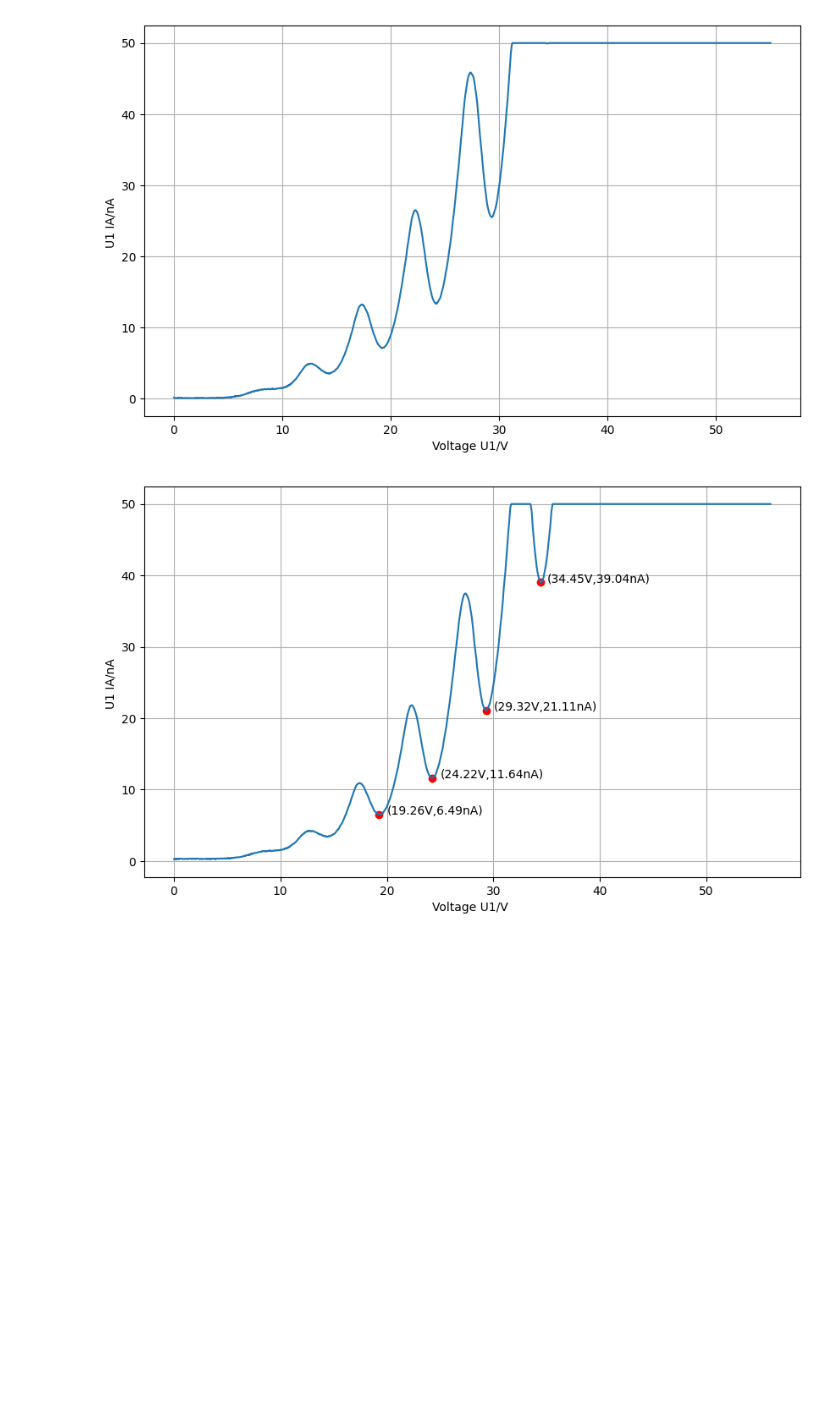
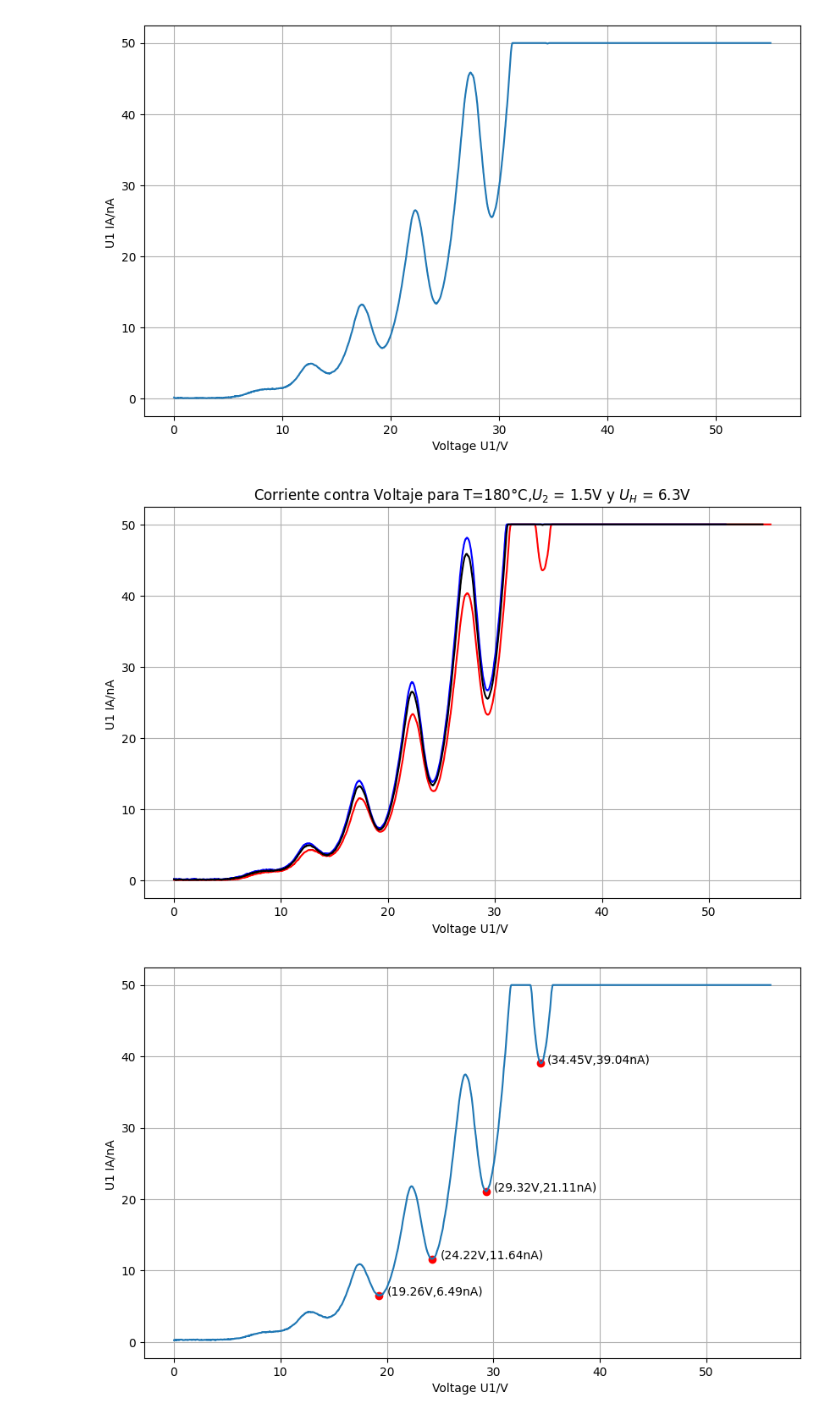
Before and after one commit to rcasasl/Laboratorio-Intermedio, a Jupyter notebook: Frank-Hertz/analisis.ipynb, the cells around one changed output. Cells and saved outputs as stored; diff of their text form; code cells hidden in the pictures; blank space fills up the shorter version.

```diff
--- a/Frank-Hertz/analisis.ipynb
+++ b/Frank-Hertz/analisis.ipynb
@@ -70,6 +70,26 @@ plt.grid(True)
 plt.savefig("Gráficas sin análisis/actividad21-3.png")
 # %% [output]
 [figure]
+# %%
+file_path1 = "Actividad21-1"
+file_path2 = "Actividad21-2"
+file_path3 = "Actividad21-3"
+
+x1,x_title,y1,y_title = unpack(file_path1)
+x2,x_title,y2,y_title = unpack(file_path2)
+x3,x_title,y3,y_title = unpack(file_path3)
+
+plt.figure(figsize=(10, 6))
+plt.plot(x1, y1,c="r")
+plt.plot(x2, y2,c="b")
+plt.plot(x3, y3,c="k")
+plt.xlabel(x_title)
+plt.ylabel(y_title)
+plt.title("Corriente contra Voltaje para T=180°C,$U_2$ = 1.5V y $U_H$ = 6.3V")
+plt.grid(True)
+plt.savefig("Gráficas sin análisis/Actividad21-todas.png")
+# %% [output]
+[figure, added]
 # %%
 file_path = "22temp165"
 
```
Also changed, not shown: 1 other file.
